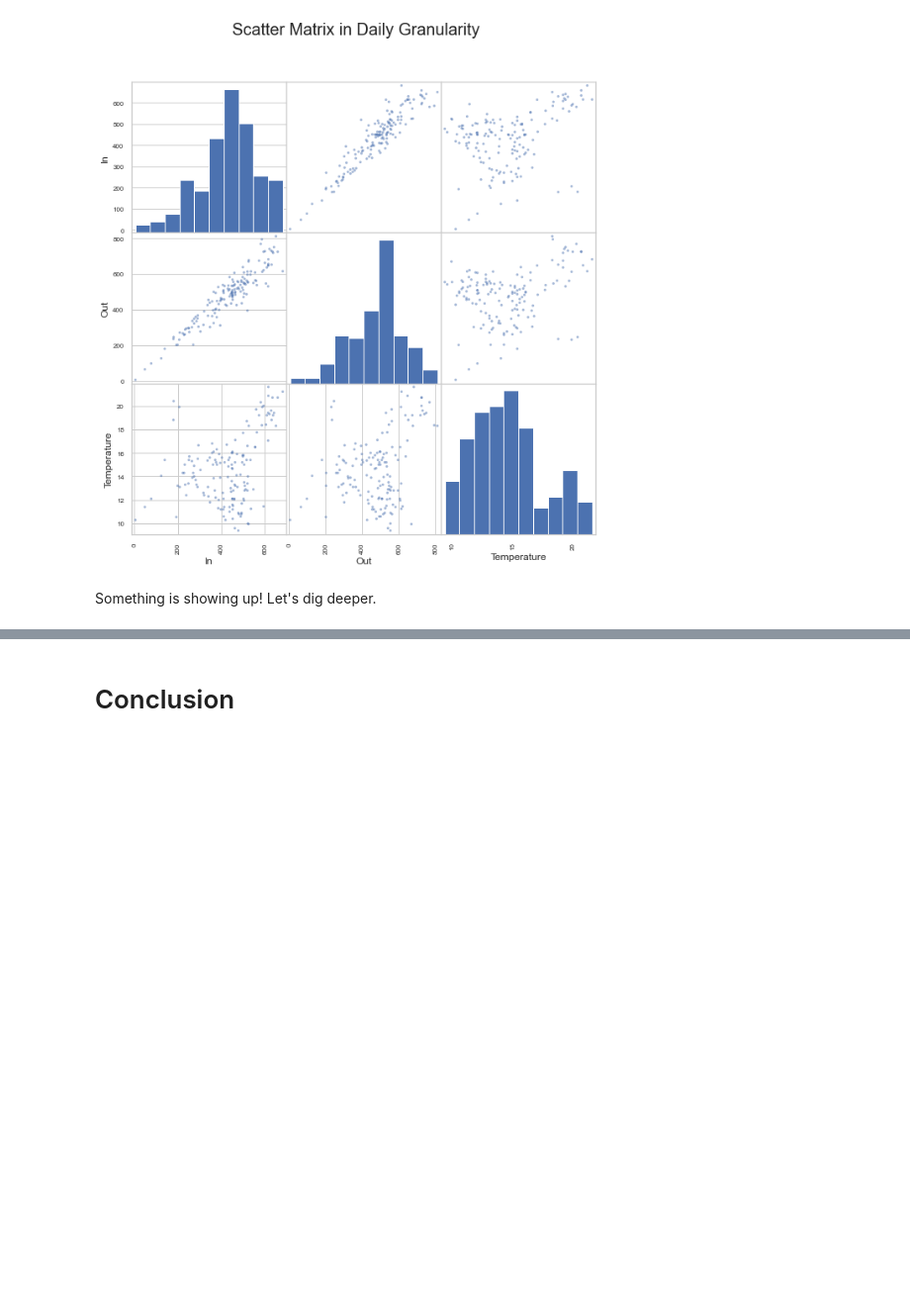
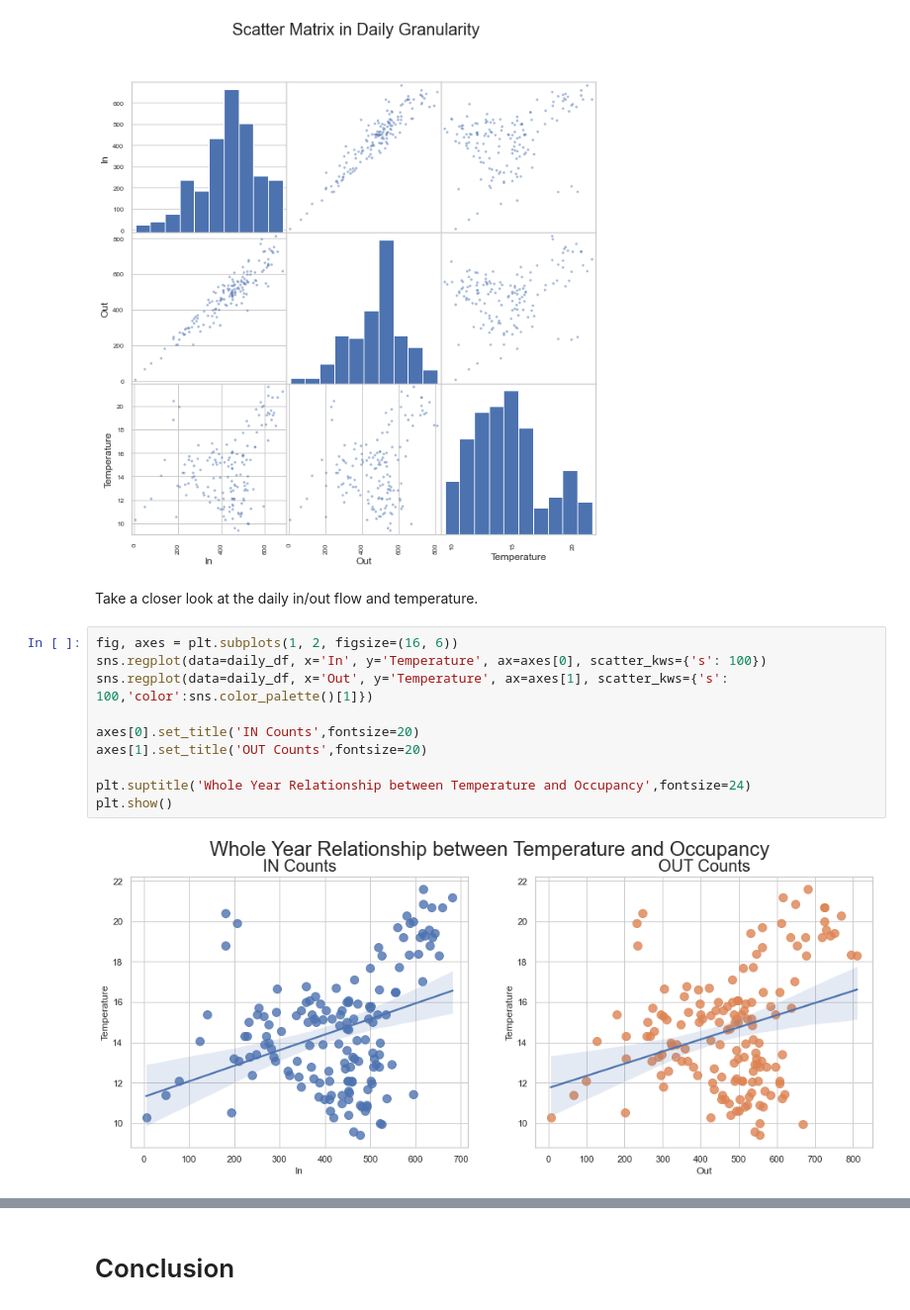
Before and after one commit to Aaron3963/108Test, a Jupyter notebook: index.ipynb, the cells around one changed output, grey strips where cells are left out. Shown at 99% size. Saved outputs shown, nothing was run; the diff lists cells and outputs as text; blank space fills up the shorter version.

```diff
--- a/index.ipynb
+++ b/index.ipynb
@@ -702,5 +702,17 @@ plt.suptitle('Scatter Matrix in Daily Granularity',fontsize=20)
 plt.show()
 # %% [output]
 [figure]
-# %% [markdown]
-Something is showing up! Let's dig deeper.
+# %% [markdown]
+Take a closer look at the daily in/out flow and temperature.
+# %%
+fig, axes = plt.subplots(1, 2, figsize=(16, 6))
+sns.regplot(data=daily_df, x='In', y='Temperature', ax=axes[0], scatter_kws={'s': 100})
+sns.regplot(data=daily_df, x='Out', y='Temperature', ax=axes[1], scatter_kws={'s': 100,'color':sns.color_palette()[1]})
+
+axes[0].set_title('IN Counts',fontsize=20)
+axes[1].set_title('OUT Counts',fontsize=20)
+
+plt.suptitle('Whole Year Relationship between Temperature and Occupancy',fontsize=24)
+plt.show()
+# %% [output]
+[figure, added]
```
Also changed, not shown: parts of 3 cells of this notebook, 2 other files.
